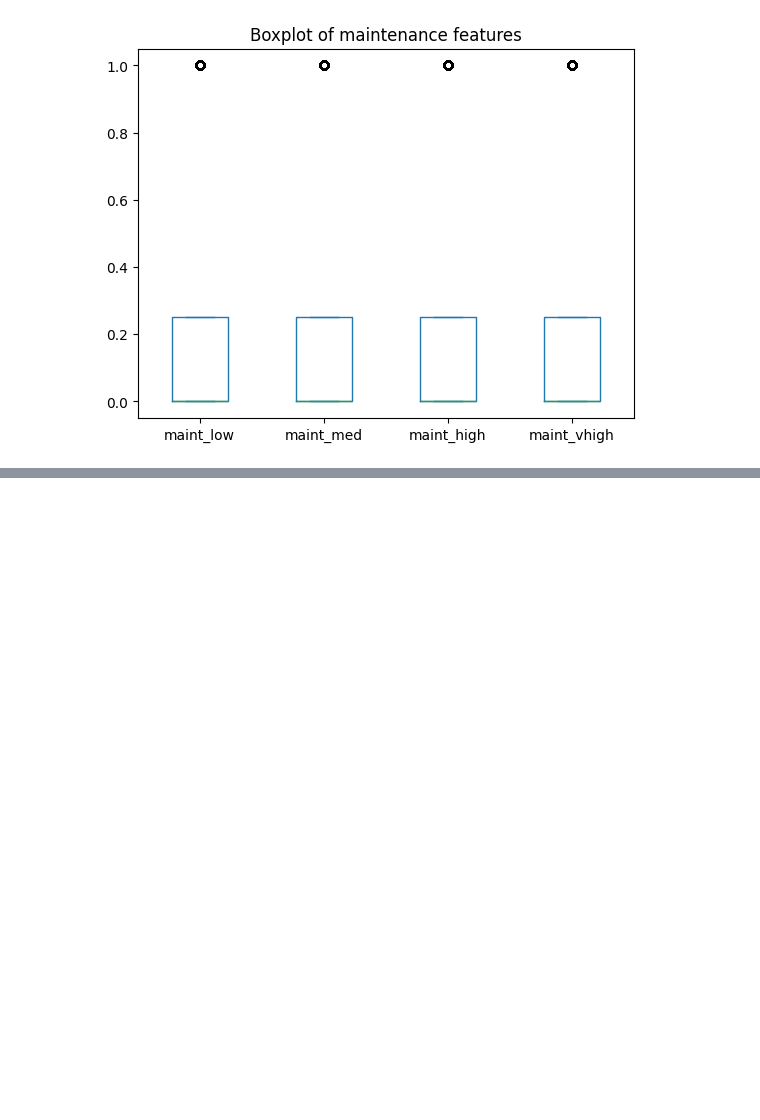
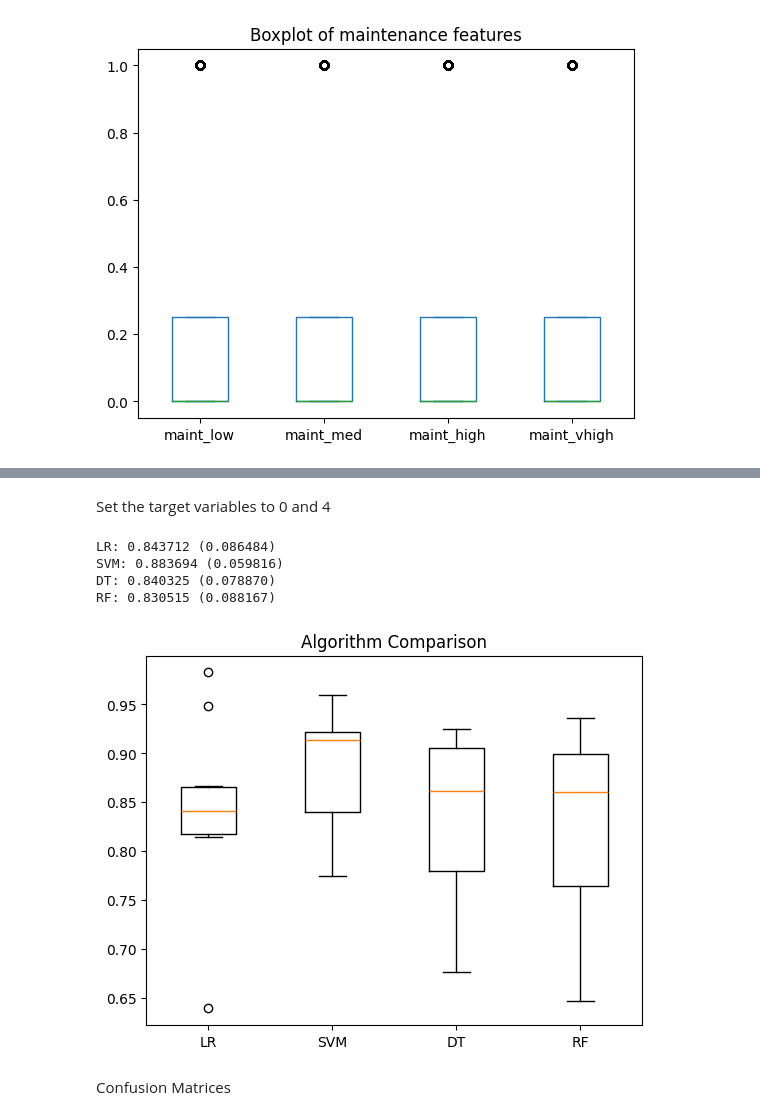
Before and after one commit to amirabaraya/Topics-in-Intelligent-Systems, a Jupyter notebook: car_evaluation.ipynb, the cells around one changed output, grey strips where cells are left out. Cells and saved outputs as stored; diff of their text form; code cells hidden in the pictures; blank space fills up the shorter version.

```diff
--- a/car_evaluation.ipynb
+++ b/car_evaluation.ipynb
@@ -199,0 +193,5 @@ ax = enc_df[['maint_low','maint_med','maint_high','maint_vhigh']].plot(kind='box
+# %%
+scaler = StandardScaler()
+X_scaled = scaler.fit_transform(enc_df)
+X_scaled_df = pd.DataFrame(X_scaled, columns=enc_df.columns)
+X_scaled_df.head()
@@ -199,0 +206,30 @@ ax = enc_df[['maint_low','maint_med','maint_high','maint_vhigh']].plot(kind='box
+# %% [markdown]
+Set the target variables to 0 and 4
+# %%
+car_df['class'] = car_df['class'].map({'unacc': 0, 'acc': 1, 'good': 2, 'vgood': 3})
+# %%
+X = X_scaled_df.values
+y = car_df['class'].values
+models = []
+models.append(('LR', LogisticRegression()))
+models.append(('SVM', SVC()))
+models.append(('DT', DecisionTreeClassifier()))
+models.append(('RF', RandomForestClassifier()))
+
+results = []
+names = []
+for name, model in models:
+    kfold = cross_val_score(model, X, y, cv=10, scoring='accuracy')
+    results.append(kfold)
+    names.append(name)
+    print("%s: %f (%f)" % (name, kfold.mean(), kfold.std()))
+
+plt.boxplot(results, labels=names)
+plt.title('Algorithm Comparison')
+plt.show()
+# %% [output]
+LR: 0.843712 (0.086484)
+SVM: 0.883694 (0.059816)
+DT: 0.840325 (0.078870)
+RF: 0.830515 (0.088167)
+[figure, added]
@@ -199,0 +254,2 @@ ax = enc_df[['maint_low','maint_med','maint_high','maint_vhigh']].plot(kind='box
+# %% [markdown]
+Confusion Matrices
```
Also changed, not shown: parts of 11 cells of this notebook.
